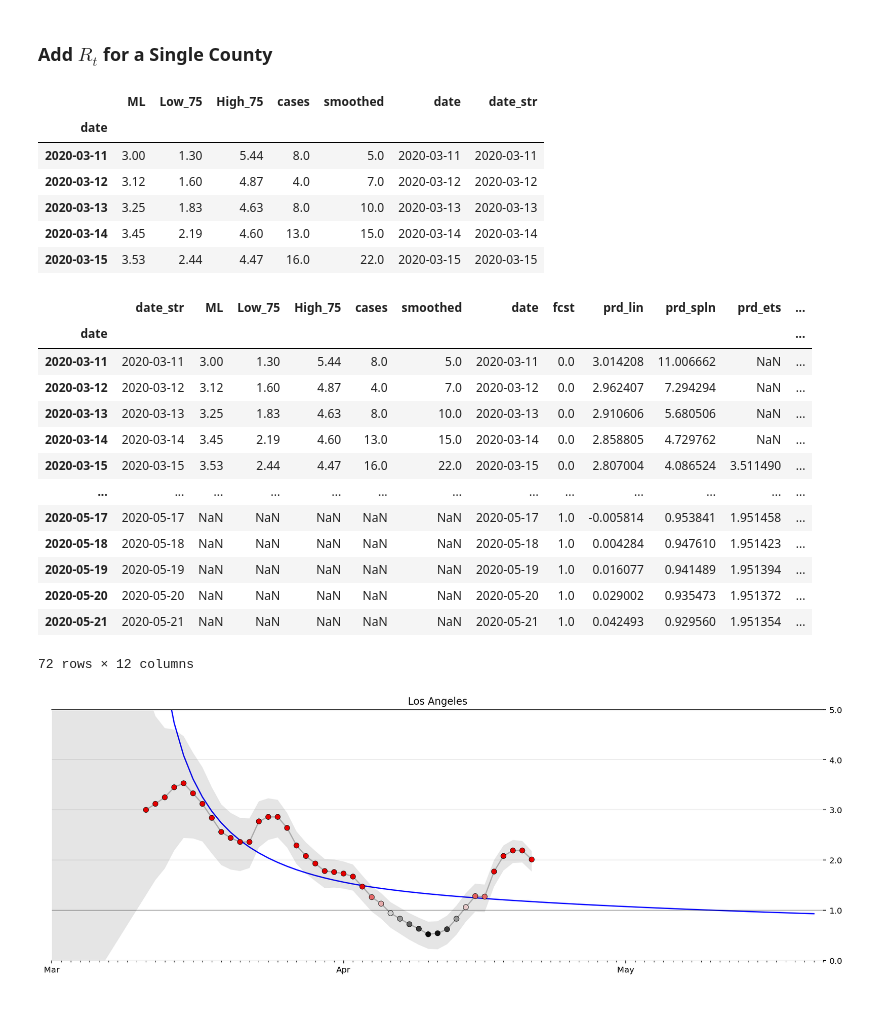
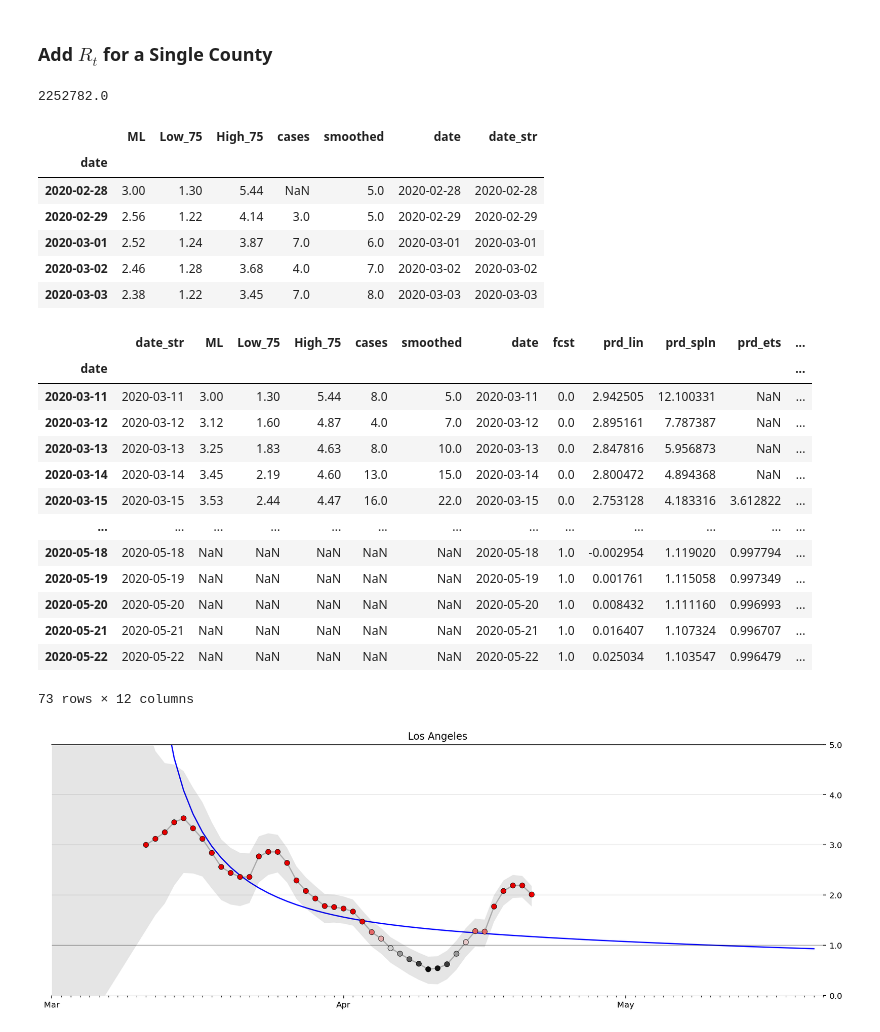
Before and after one commit to mmastand/chime, a Jupyter notebook: modeling/DynamicRt.ipynb, the cells around one changed output. Saved outputs shown, nothing was run; the diff lists cells and outputs as text; code cells hidden in the pictures.

```diff
--- a/modeling/DynamicRt.ipynb
+++ b/modeling/DynamicRt.ipynb
@@ -365,8 +365,21 @@ display_counties(counties)
 # %% [markdown]
 ### Add $R_t$ for a Single County
 # %%
-def add_Rt_county(county_name, convert_to_admits=False, **kwargs):
-    cases = get_county_cases(county_name)
+def rt_from_counties(county_names, convert_to_admits=False, **kwargs):
+    populations = []
+    all_county_cases = []
+    for name in county_names:
+        cases = get_county_cases(name)
+        all_county_cases.append(cases.reset_index())
+        populations.append(cases.population.iloc[0])
+    population = np.sum(populations)
+    cases = (pd.concat(all_county_cases)
+             .groupby('date')
+             .agg({
+                 'cases': 'sum',
+             })
+             .squeeze()
+            )
     if convert_to_admits:
         cases = county_to_admissions(cases, **kwargs)
     cases_prepped, smoothed = prepare_cases(cases, min_cases=5)
@@ -389,21 +402,23 @@ def add_Rt_county(county_name, convert_to_admits=False, **kwargs):
     # fill 0.0 values of ML with 0.01
     result.ML = result.ML.where(result.ML > 0.01, 0.01)
 
-    return(result)
+    return result, population
 # %%
+county = ["King", "Los Angeles"]
 county = ["King"]
-county = ["Los Angeles"]
-county_df = add_Rt_county(county)
+county_df, population = rt_from_counties(county)
+print(population)
 county_df["date_str"] = county_df.date.astype(str)
 county_df.head()
 # %% [output]
+2252782.0
 |  | ML | Low_75 | High_75 | cases | smoothed | date | date_str |
 | date |  |  |  |  |  |  |  |
-| 2020-03-11 | 3.00 | 1.30 | 5.44 | 8.0 | 5.0 | 2020-03-11 | 2020-03-11 |
-| 2020-03-12 | 3.12 | 1.60 | 4.87 | 4.0 | 7.0 | 2020-03-12 | 2020-03-12 |
-| 2020-03-13 | 3.25 | 1.83 | 4.63 | 8.0 | 10.0 | 2020-03-13 | 2020-03-13 |
-| 2020-03-14 | 3.45 | 2.19 | 4.60 | 13.0 | 15.0 | 2020-03-14 | 2020-03-14 |
-| 2020-03-15 | 3.53 | 2.44 | 4.47 | 16.0 | 22.0 | 2020-03-15 | 2020-03-15 |
+| 2020-02-28 | 3.00 | 1.30 | 5.44 | NaN | 5.0 | 2020-02-28 | 2020-02-28 |
+| 2020-02-29 | 2.56 | 1.22 | 4.14 | 3.0 | 5.0 | 2020-02-29 | 2020-02-29 |
+| 2020-03-01 | 2.52 | 1.24 | 3.87 | 7.0 | 6.0 | 2020-03-01 | 2020-03-01 |
+| 2020-03-02 | 2.46 | 1.28 | 3.68 | 4.0 | 7.0 | 2020-03-02 | 2020-03-02 |
+| 2020-03-03 | 2.38 | 1.22 | 3.45 | 7.0 | 8.0 | 2020-03-03 | 2020-03-03 |
 # %%
 def forecast_Rt(county_df):
     cases = get_county_cases(county_name)
@@ -428,33 +443,33 @@ forecast = importr("forecast")
 # %%
 # Get forecast
 county = ["Los Angeles"]
-county_df = add_Rt_county(county)
+county_df, population = rt_from_counties(county)
 county_df["date_str"] = county_df.date.astype(str)
 
 with localconverter(ro.default_converter + pandas2ri.converter):
     r_county_df = ro.conversion.py2rpy(county_df)
 # Do stuff with r_df
 results_r_df = r_fncFcstRT(r_county_df, "date_str", "ML", "smoothed")
 with localconverter(ro.default_converter + pandas2ri.converter):
     county_df = ro.conversion.rpy2py(results_r_df)
 county_df.date = county_df.date_str.astype(np.datetime64)
 county_df.index = county_df.date
 county_df
 # %% [output]
 |  | date_str | ML | Low_75 | High_75 | cases | smoothed | date | fcst | prd_lin | prd_spln | prd_ets | ... |
 | date |  |  |  |  |  |  |  |  |  |  |  | ... |
-| 2020-03-11 | 2020-03-11 | 3.00 | 1.30 | 5.44 | 8.0 | 5.0 | 2020-03-11 | 0.0 | 3.014208 | 11.006662 | NaN | ... |
-| 2020-03-12 | 2020-03-12 | 3.12 | 1.60 | 4.87 | 4.0 | 7.0 | 2020-03-12 | 0.0 | 2.962407 | 7.294294 | NaN | ... |
-| 2020-03-13 | 2020-03-13 | 3.25 | 1.83 | 4.63 | 8.0 | 10.0 | 2020-03-13 | 0.0 | 2.910606 | 5.680506 | NaN | ... |
-| 2020-03-14 | 2020-03-14 | 3.45 | 2.19 | 4.60 | 13.0 | 15.0 | 2020-03-14 | 0.0 | 2.858805 | 4.729762 | NaN | ... |
-| 2020-03-15 | 2020-03-15 | 3.53 | 2.44 | 4.47 | 16.0 | 22.0 | 2020-03-15 | 0.0 | 2.807004 | 4.086524 | 3.511490 | ... |
+| 2020-03-11 | 2020-03-11 | 3.00 | 1.30 | 5.44 | 8.0 | 5.0 | 2020-03-11 | 0.0 | 2.942505 | 12.100331 | NaN | ... |
+| 2020-03-12 | 2020-03-12 | 3.12 | 1.60 | 4.87 | 4.0 | 7.0 | 2020-03-12 | 0.0 | 2.895161 | 7.787387 | NaN | ... |
+| 2020-03-13 | 2020-03-13 | 3.25 | 1.83 | 4.63 | 8.0 | 10.0 | 2020-03-13 | 0.0 | 2.847816 | 5.956873 | NaN | ... |
+| 2020-03-14 | 2020-03-14 | 3.45 | 2.19 | 4.60 | 13.0 | 15.0 | 2020-03-14 | 0.0 | 2.800472 | 4.894368 | NaN | ... |
+| 2020-03-15 | 2020-03-15 | 3.53 | 2.44 | 4.47 | 16.0 | 22.0 | 2020-03-15 | 0.0 | 2.753128 | 4.183316 | 3.612822 | ... |
 | ... | ... | ... | ... | ... | ... | ... | ... | ... | ... | ... | ... | ... |
-| 2020-05-17 | 2020-05-17 | NaN | NaN | NaN | NaN | NaN | 2020-05-17 | 1.0 | -0.005814 | 0.953841 | 1.951458 | ... |
-| 2020-05-18 | 2020-05-18 | NaN | NaN | NaN | NaN | NaN | 2020-05-18 | 1.0 | 0.004284 | 0.947610 | 1.951423 | ... |
-| 2020-05-19 | 2020-05-19 | NaN | NaN | NaN | NaN | NaN | 2020-05-19 | 1.0 | 0.016077 | 0.941489 | 1.951394 | ... |
-| 2020-05-20 | 2020-05-20 | NaN | NaN | NaN | NaN | NaN | 2020-05-20 | 1.0 | 0.029002 | 0.935473 | 1.951372 | ... |
-| 2020-05-21 | 2020-05-21 | NaN | NaN | NaN | NaN | NaN | 2020-05-21 | 1.0 | 0.042493 | 0.929560 | 1.951354 | ... |
+| 2020-05-18 | 2020-05-18 | NaN | NaN | NaN | NaN | NaN | 2020-05-18 | 1.0 | -0.002954 | 1.119020 | 0.997794 | ... |
+| 2020-05-19 | 2020-05-19 | NaN | NaN | NaN | NaN | NaN | 2020-05-19 | 1.0 | 0.001761 | 1.115058 | 0.997349 | ... |
+| 2020-05-20 | 2020-05-20 | NaN | NaN | NaN | NaN | NaN | 2020-05-20 | 1.0 | 0.008432 | 1.111160 | 0.996993 | ... |
+| 2020-05-21 | 2020-05-21 | NaN | NaN | NaN | NaN | NaN | 2020-05-21 | 1.0 | 0.016407 | 1.107324 | 0.996707 | ... |
+| 2020-05-22 | 2020-05-22 | NaN | NaN | NaN | NaN | NaN | 2020-05-22 | 1.0 | 0.025034 | 1.103547 | 0.996479 | ... |
-72 rows × 12 columns
+73 rows × 12 columns
 # %%
 def plot_rt_fc(result, ax, state_name):
 
```
Also changed, not shown: parts of 7 cells of this notebook.
